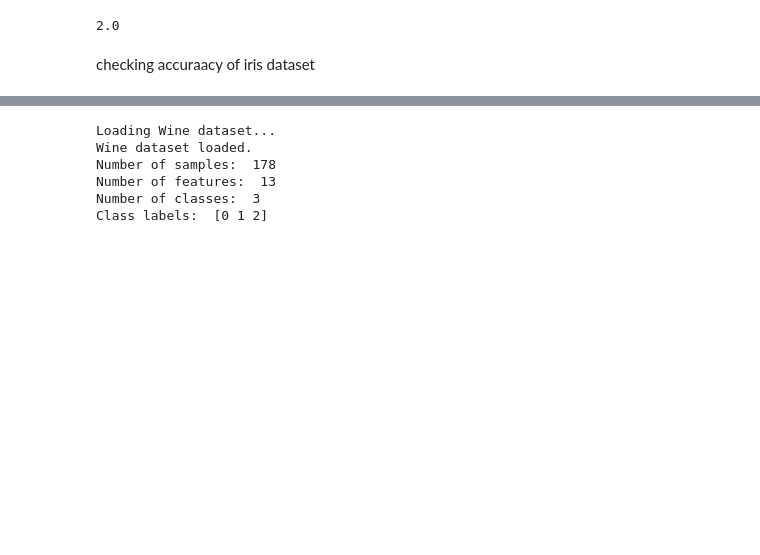
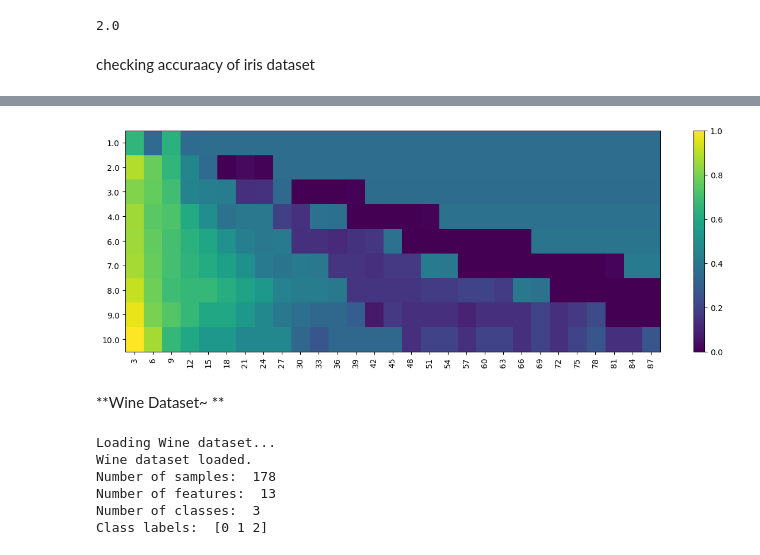
Before and after one commit to dvijkalsi/Learn-python, a Jupyter notebook: Pythonlabs/lab3.ipynb, the cells around one changed output, grey strips where cells are left out. Cells and saved outputs as stored; diff of their text form; code cells hidden in the pictures; blank space fills up the shorter version.

```diff
--- a/Pythonlabs/lab3.ipynb
+++ b/Pythonlabs/lab3.ipynb
@@ -76,3 +85,15 @@ plt.show()
+# %%
+plt.figure(figsize=(15,5))
+plt.imshow(accuracy_on_t_k,aspect='auto')
+plt.yticks(np.arange(0,9),np.round(np.arange(1,10)*1.1))
+plt.xticks(np.arange(0,29),np.arange(1,30)*3,rotation=90)
+plt.colorbar()
+plt.show()
+# %% [output]
+[figure, added]
+# %% [markdown]
+**Wine Dataset~
+**
 # %%
 from sklearn.datasets import load_wine
 print('Loading Wine dataset...')
```
Also changed, not shown: parts of 10 cells of this notebook, 1 other file.
